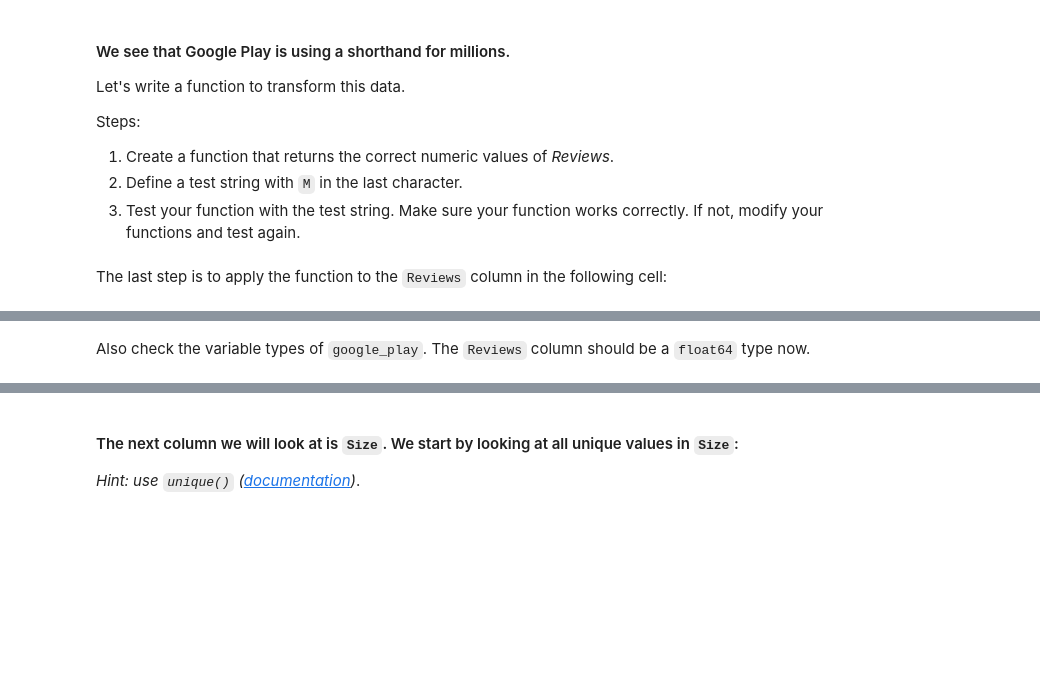
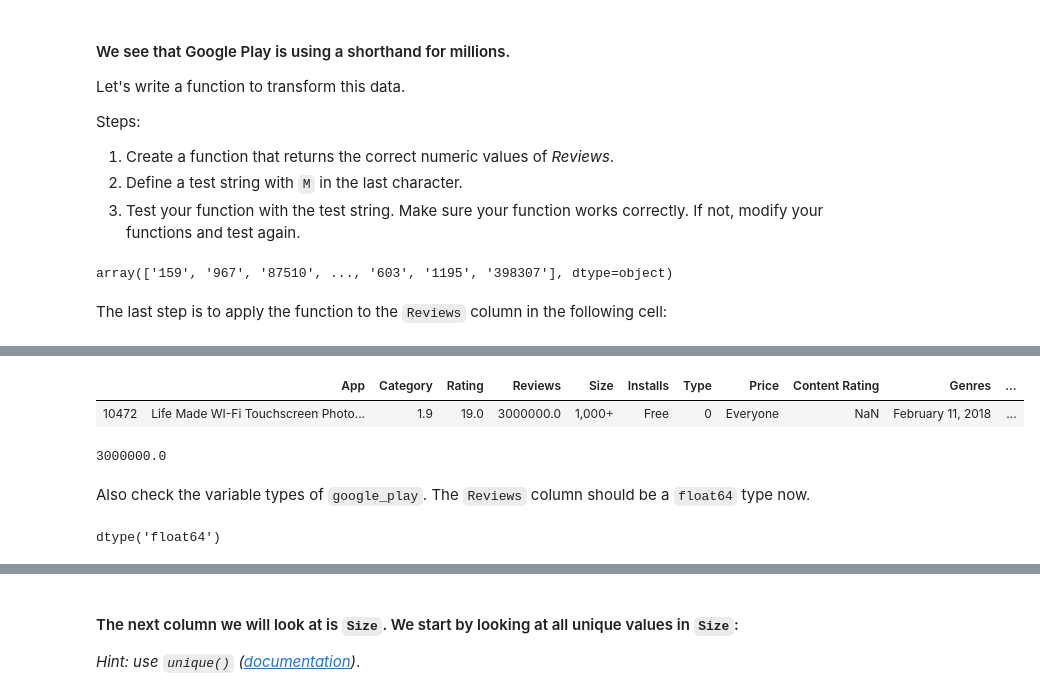
Before and after one commit to ironhack-bcn-data-pt/47-lab-supervised-learning-feature-extraction, a Jupyter notebook: your-code/notebooks/main.ipynb, the cells around one changed output, grey strips where cells are left out. Saved outputs shown, nothing was run; the diff lists cells and outputs as text; code cells hidden in the pictures; blank space fills up the shorter version.

```diff
--- a/your-code/notebooks/main.ipynb
+++ b/your-code/notebooks/main.ipynb
@@ -130,9 +136,13 @@ Steps:
 1. Create a function that returns the correct numeric values of *Reviews*.
 1. Define a test string with `M` in the last character.
 1. Test your function with the test string. Make sure your function works correctly. If not, modify your functions and test again.
+# %%
+google_play["Reviews"].unique()
+# %% [output]
+array(['159', '967', '87510', ..., '603', '1195', '398307'], dtype=object)
 # %%
 # Your code here
-
+import re
 def convert_string_to_numeric(s):
     """
     Convert a string value to numeric. If the last character of the string is `M`, obtain the
@@ -145,22 +155,38 @@ def convert_string_to_numeric(s):
     Returns:
         The correct numeric value of the Reviews score.
     """
-    return np.NaN
+    if re.findall('[a-zA-Z]', s):
+        number = re.findall(r'\d+\D\d', s)
+        for num in number:
+            s = float(num)*1000000
+    else:
+        s = float(s)
 
-test_string = '4.0M'
-
-convert_string_to_numeric(test_string) == 4000000
+    return s
 # %% [markdown]
 The last step is to apply the function to the `Reviews` column in the following cell:
 # %%
 # Your code here:
+google_play["Reviews"]= google_play["Reviews"].apply(convert_string_to_numeric)
 # %% [markdown]
 Check the non-numeric `Reviews` row again. It should have been fixed now and you should see:
 
 ![Reviews_bool_fixed.png](../images/reviews-bool-fixed.png)
+# %%
+google_play.loc[google_play["Reviews_isnull"] == True]
+# %% [output]
+|  | App | Category | Rating | Reviews | Size | Installs | Type | Price | Content Rating | Genres | ... |
+| 10472 | Life Made WI-Fi Touchscreen Photo... | 1.9 | 19.0 | 3000000.0 | 1,000+ | Free | 0 | Everyone | NaN | February 11, 2018 | ... |
 # %%
 # Your code here
+google_play.Reviews.iloc[10472]
+# %% [output]
+3000000.0
 # %% [markdown]
 Also check the variable types of `google_play`. The `Reviews` column should be a `float64` type now.
+# %%
+google_play["Reviews"].dtypes
+# %% [output]
+dtype('float64')
 # %%
 # Your code here:
```
Also changed, not shown: parts of 39 cells of this notebook.
